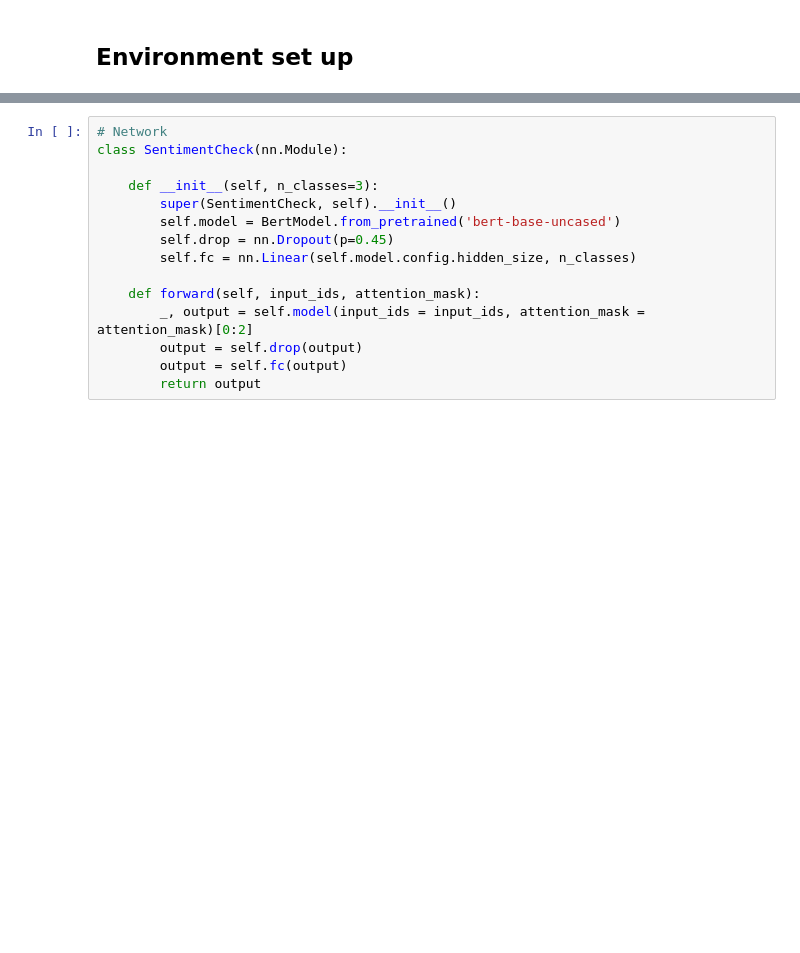
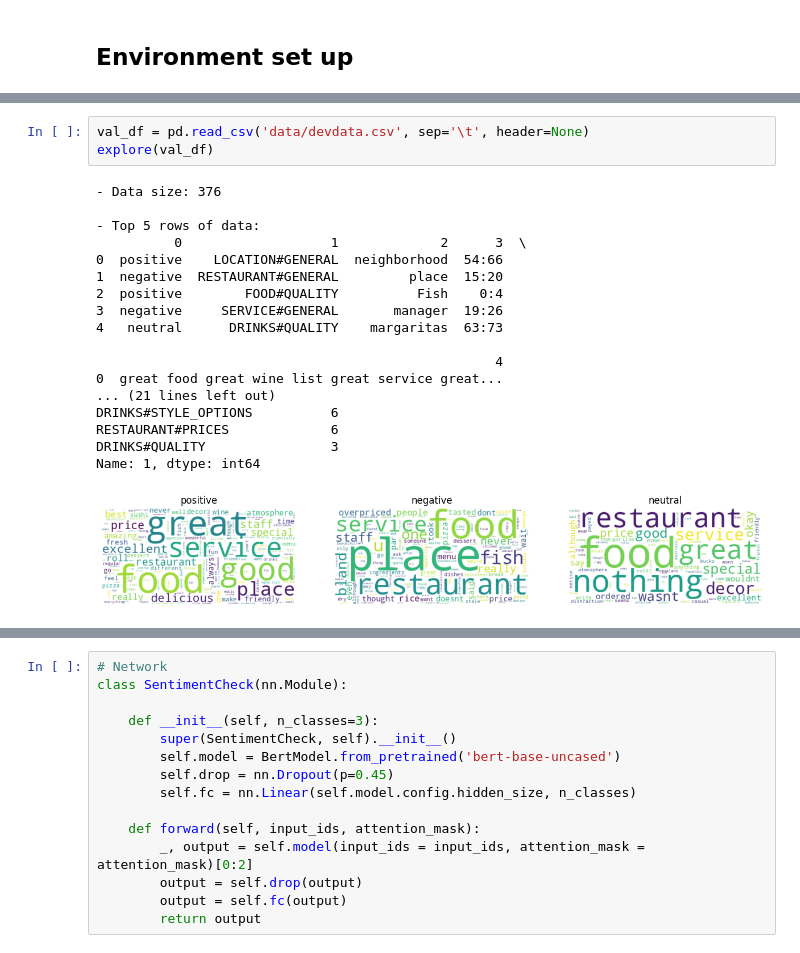
Before and after one commit to nguyen-nhat-mai/sentiment_analysis, a Jupyter notebook: Sentiment_Analysis.ipynb, the cells around one changed output, grey strips where cells are left out. Cells and saved outputs as stored; diff of their text form; blank space fills up the shorter version.

```diff
--- a/Sentiment_Analysis.ipynb
+++ b/Sentiment_Analysis.ipynb
@@ -76,0 +120,22 @@ rn.seed(12345)
+# %%
+val_df = pd.read_csv('data/devdata.csv', sep='\t', header=None)
+explore(val_df)
+# %% [output]
+- Data size: 376
+
+- Top 5 rows of data:
+          0                   1             2      3  \
+0  positive    LOCATION#GENERAL  neighborhood  54:66
+1  negative  RESTAURANT#GENERAL         place  15:20
+2  positive        FOOD#QUALITY          Fish    0:4
+3  negative     SERVICE#GENERAL       manager  19:26
+4   neutral      DRINKS#QUALITY    margaritas  63:73
+
+                                                   4
+0  great food great wine list great service great...
+... (21 lines left out)
+DRINKS#STYLE_OPTIONS          6
+RESTAURANT#PRICES             6
+DRINKS#QUALITY                3
+Name: 1, dtype: int64
+[figure, added]
```
Also changed, not shown: parts of 11 cells of this notebook.
